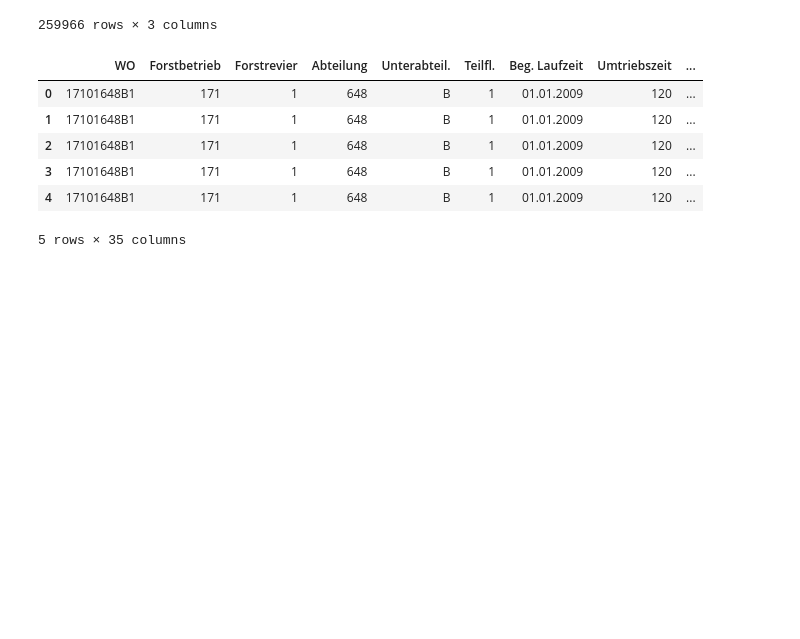
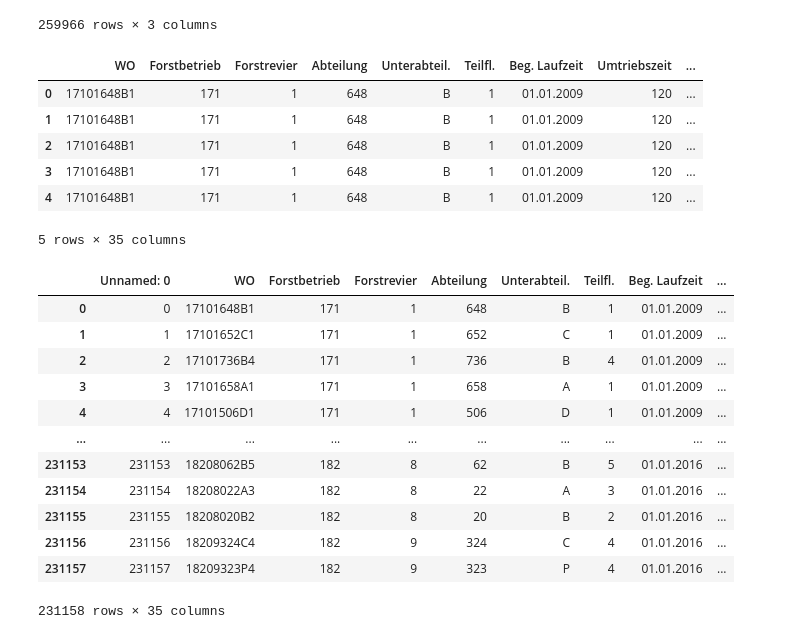
Before and after one commit to satlawa/edin_diss_geo, a Jupyter notebook: new/create_GIS_ground_truth_(vector)_test.ipynb, the cells around one changed output. Cells and saved outputs as stored; diff of their text form; code cells hidden in the pictures; blank space fills up the shorter version.

Commit message:
merged gis data with sap data

```diff
--- a/new/create_GIS_ground_truth_(vector)_test.ipynb
+++ b/new/create_GIS_ground_truth_(vector)_test.ipynb
@@ -278,6 +278,8 @@ wo_sap.head()
 5 rows × 33 columns
 # %%
 wo_sap.to_csv('/home/philipp/Data/edin_diss/SAP.csv')
+# %%
+wo_sap = pd.read_csv('/home/philipp/Data/edin_diss/SAP.csv')
 # %% [markdown]
 ## load SAP nutz
 # %%
@@ -389,3 +391,21 @@ wo_sap.head()
 | 3 | 17101648B1 | 171 | 1 | 648 | B | 1 | 01.01.2009 | 120 | ... |
 | 4 | 17101648B1 | 171 | 1 | 648 | B | 1 | 01.01.2009 | 120 | ... |
 5 rows × 35 columns
+# %%
+wo_sap['FE_year'] = wo_sap['Beg. Laufzeit'].str[-4:].astype(int)
+# %%
+wo_sap
+# %% [output]
+|  | Unnamed: 0 | WO | Forstbetrieb | Forstrevier | Abteilung | Unterabteil. | Teilfl. | Beg. Laufzeit | ... |
+| 0 | 0 | 17101648B1 | 171 | 1 | 648 | B | 1 | 01.01.2009 | ... |
+| 1 | 1 | 17101652C1 | 171 | 1 | 652 | C | 1 | 01.01.2009 | ... |
+| 2 | 2 | 17101736B4 | 171 | 1 | 736 | B | 4 | 01.01.2009 | ... |
+| 3 | 3 | 17101658A1 | 171 | 1 | 658 | A | 1 | 01.01.2009 | ... |
+| 4 | 4 | 17101506D1 | 171 | 1 | 506 | D | 1 | 01.01.2009 | ... |
+| ... | ... | ... | ... | ... | ... | ... | ... | ... | ... |
+| 231153 | 231153 | 18208062B5 | 182 | 8 | 62 | B | 5 | 01.01.2016 | ... |
+| 231154 | 231154 | 18208022A3 | 182 | 8 | 22 | A | 3 | 01.01.2016 | ... |
+| 231155 | 231155 | 18208020B2 | 182 | 8 | 20 | B | 2 | 01.01.2016 | ... |
+| 231156 | 231156 | 18209324C4 | 182 | 9 | 324 | C | 4 | 01.01.2016 | ... |
+| 231157 | 231157 | 18209323P4 | 182 | 9 | 323 | P | 4 | 01.01.2016 | ... |
+231158 rows × 35 columns
```
Also changed, not shown: parts of 5 cells of this notebook.
